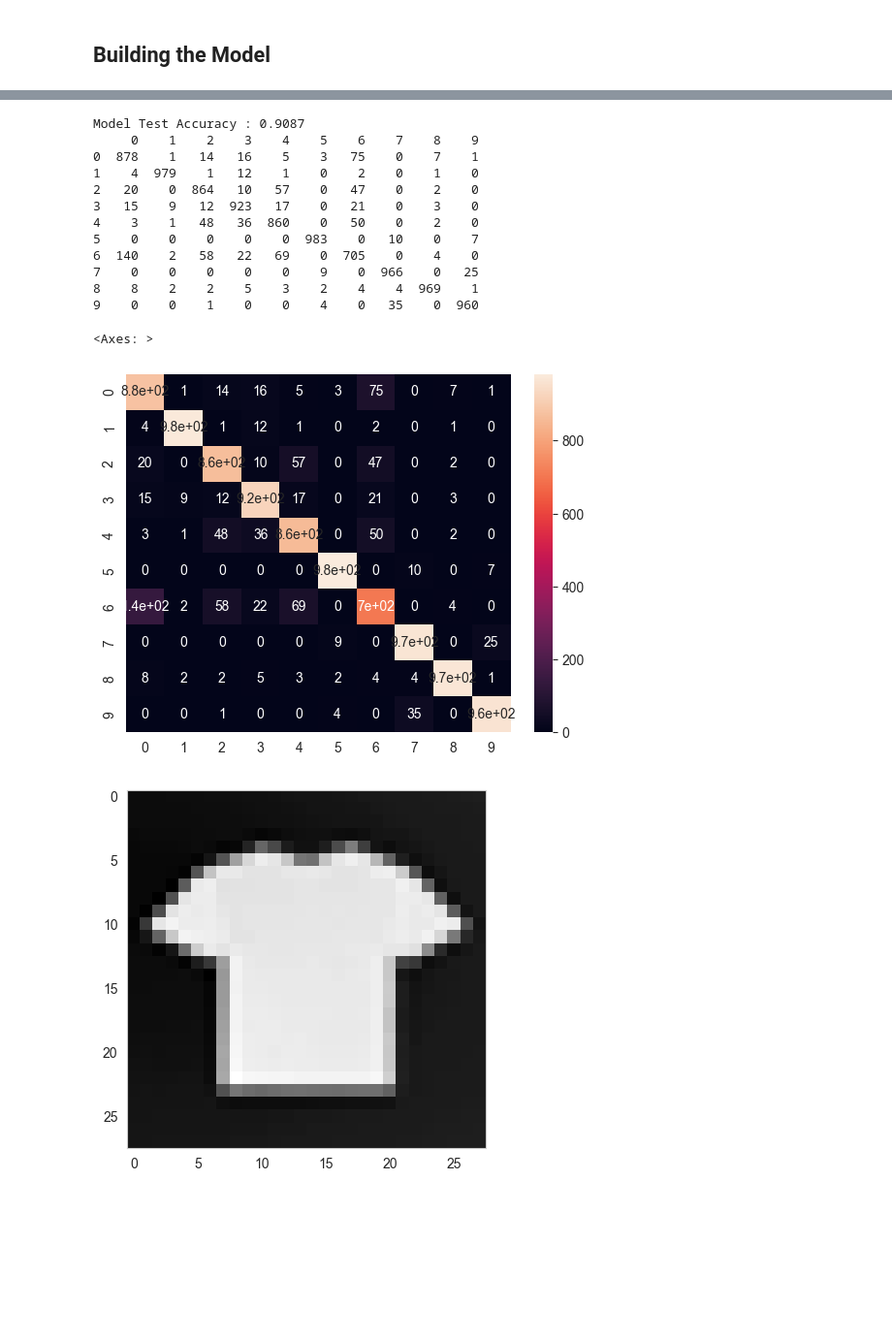
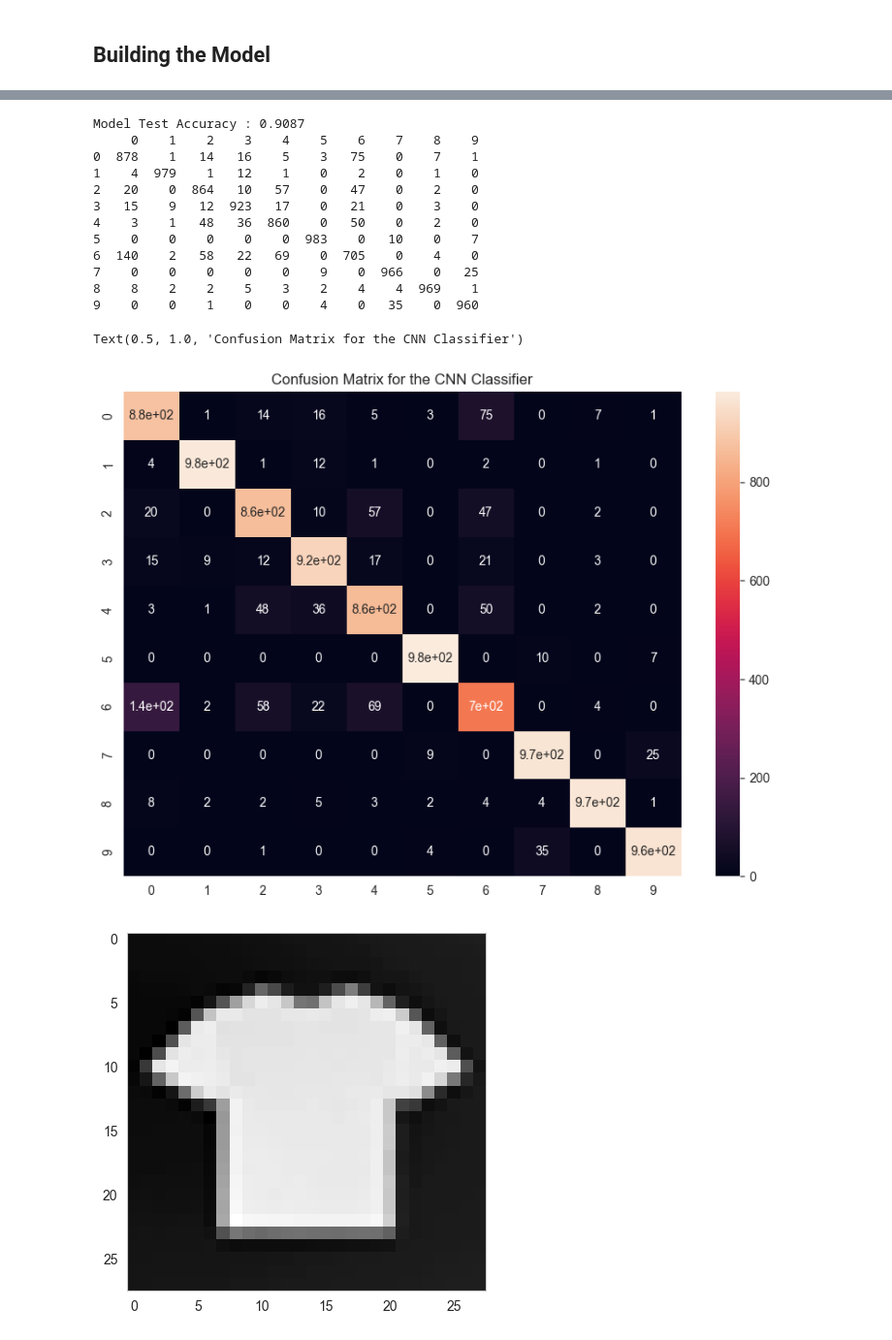
Before and after one commit to ParimiHarsha/FashionMNIST-Classification, a Jupyter notebook: FashionMNIST_classification.ipynb, the cells around one changed output, grey strips where cells are left out. Shown at 97% size. Saved outputs shown, nothing was run; the diff lists cells and outputs as text; code cells hidden in the pictures; blank space fills up the shorter version.

```diff
--- a/FashionMNIST_classification.ipynb
+++ b/FashionMNIST_classification.ipynb
@@ -823,37 +824,39 @@ Test Accuracy : 90.37000274658203 %
 # %%
 def predict_dataloader(model, data):
     y_pred = []
     y_true = []
     for i, (images, labels) in enumerate(data):
         x = model(images)
         value, pred = torch.max(x, 1)
         y_pred.extend(list(pred.numpy()))
         y_true.extend(list(labels.numpy()))
     return np.array(y_pred), np.array(y_true)
 
-
-y_pred, y_true = predict_dataloader(lenet_model, test_loader)
+trained_model = torch.load('saved_models/best_model_2023-11-22 15:22:19.435783.pth')
+y_pred, y_true = predict_dataloader(trained_model, test_loader)
 print("Model Test Accuracy :", accuracy_score(y_true=y_true, y_pred=y_pred))
 conf_matrix = pd.DataFrame(
     confusion_matrix(y_true=y_true, y_pred=y_pred, labels=np.arange(0, 10))
 )
 print(conf_matrix)
+plt.figure(figsize=(10, 7))
 sns.heatmap(conf_matrix, annot=True)
+plt.title('Confusion Matrix for the CNN Classifier')
 # %% [output]
 Model Test Accuracy : 0.9087
      0    1    2    3    4    5    6    7    8    9
 0  878    1   14   16    5    3   75    0    7    1
 1    4  979    1   12    1    0    2    0    1    0
 2   20    0  864   10   57    0   47    0    2    0
 3   15    9   12  923   17    0   21    0    3    0
 4    3    1   48   36  860    0   50    0    2    0
 5    0    0    0    0    0  983    0   10    0    7
 6  140    2   58   22   69    0  705    0    4    0
 7    0    0    0    0    0    9    0  966    0   25
 8    8    2    2    5    3    2    4    4  969    1
 9    0    0    1    0    0    4    0   35    0  960
-<Axes: >
+Text(0.5, 1.0, 'Confusion Matrix for the CNN Classifier')
-[figure, old version]
+[figure, new version]
 # %%
 # Testing on out of sample dataset
 path = "https://www.mrporter.com/variants/images/3633577411310824/in/w2000_q60.jpg"  # We can use any other image link here
```
Also changed, not shown: parts of 5 cells of this notebook, 2 other files.
